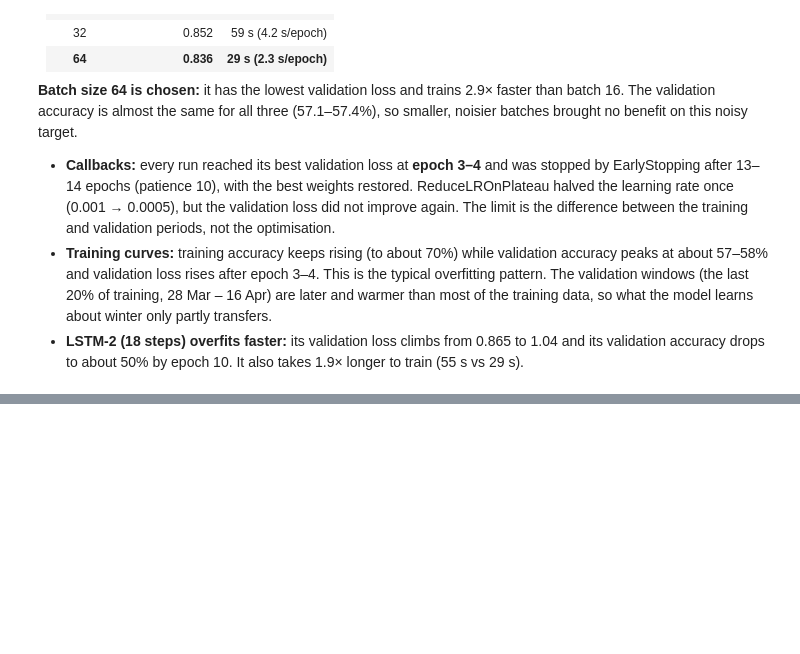
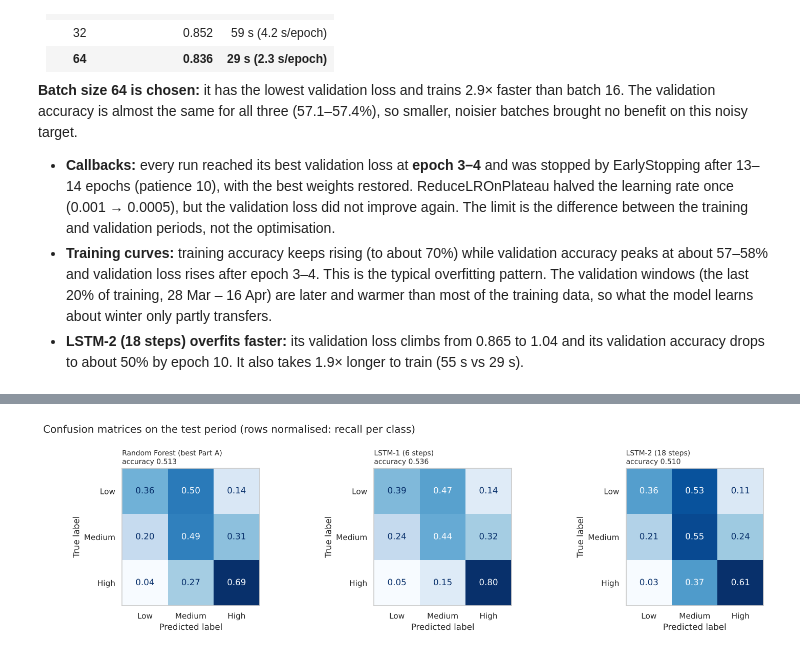
Before and after one commit to phu1009/COS40007---AI-Engineering-, a Jupyter notebook: Portfolio Assessment 3/notebook code/portfolio_assessment_3.ipynb, the cells around one changed output, grey strips where cells are left out. Drawn from its saved outputs; the diff is of its cells as text; code cells hidden in the pictures; blank space fills up the shorter version.

Commit message:
Part B.4: evaluate LSTM models, confusion matrices and seed robustness check

```diff
--- a/Portfolio Assessment 3/notebook code/portfolio_assessment_3.ipynb
+++ b/Portfolio Assessment 3/notebook code/portfolio_assessment_3.ipynb
@@ -672,0 +676,20 @@ plt.show()
+# %%
+lstm_pred, lstm_proba, rows_B = {}, {}, []
+for name, model in lstm_models.items():
+    Xw_test, yw_test = seq_data[SEQ_LENGTHS[name]]["test"]
+    test_loss, test_acc = model.evaluate(Xw_test, yw_test, verbose=0)
+    lstm_proba[name] = model.predict(Xw_test, verbose=0)
+    lstm_pred[name] = lstm_proba[name].argmax(axis=1)
+    rows_B.append({"model": f"{name} ({SEQ_LENGTHS[name]} steps)", "test_accuracy": test_acc, "test_loss": test_loss,
+                   "weighted_F1": f1_score(yw_test, lstm_pred[name], average="weighted"),
+                   "macro_F1": f1_score(yw_test, lstm_pred[name], average="macro")})
+rows_B.append({"model": f"{best_A} (best Part A)", "test_accuracy": results_A.loc[best_A, "test_accuracy"],
+               "test_loss": results_A.loc[best_A, "test_log_loss"], "weighted_F1": results_A.loc[best_A, "weighted_F1"],
+               "macro_F1": results_A.loc[best_A, "macro_F1"]})
+results_B = pd.DataFrame(rows_B).set_index("model")
+display(results_B.style.format("{:.4f}").highlight_max(subset=["test_accuracy", "weighted_F1"], color="#d6e6f8")
+        .highlight_min(subset=["test_loss"], color="#d6e6f8"))
+
+for name in lstm_models:
+    print(f"--- {name} ({SEQ_LENGTHS[name]} steps) ---")
+    print(classification_report(y_test, lstm_pred[name], target_names=CLASS_LABELS, digits=3))
@@ -672,0 +719,14 @@ plt.show()
+# %%
+fig, axes = plt.subplots(1, 3, figsize=(15, 4.3))
+panels = [(f"{best_A} (best Part A)", pred_A[best_A])] + [(f"{n} ({SEQ_LENGTHS[n]} steps)", lstm_pred[n]) for n in lstm_models]
+for ax, (title, pred) in zip(axes, panels):
+    ConfusionMatrixDisplay.from_predictions(y_test, pred, display_labels=CLASS_LABELS, normalize="true",
+                                            values_format=".2f", cmap="Blues", colorbar=False, ax=ax)
+    ax.set_title(f"{title}\naccuracy {accuracy_score(y_test, pred):.3f}", loc="left", fontsize=10)
+    ax.grid(False)
+fig.suptitle("Confusion matrices on the test period (rows normalised: recall per class)", x=0.01, ha="left")
+fig.tight_layout()
+save_fig(fig, "pa3_B4_confusion_matrices")
+plt.show()
+# %% [output]
+[figure, added]
```
Also changed, not shown: parts of 6 cells of this notebook, 2 other files.
